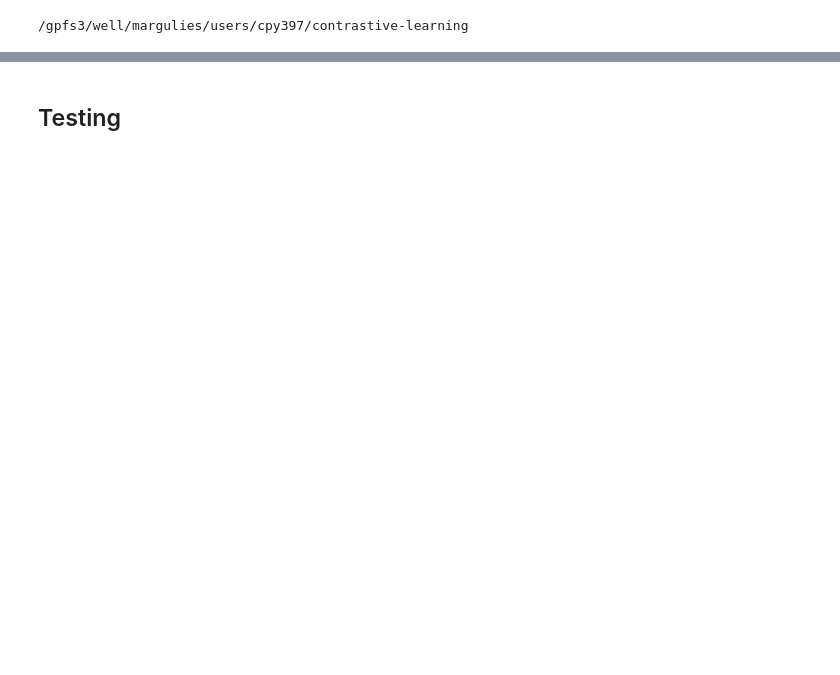
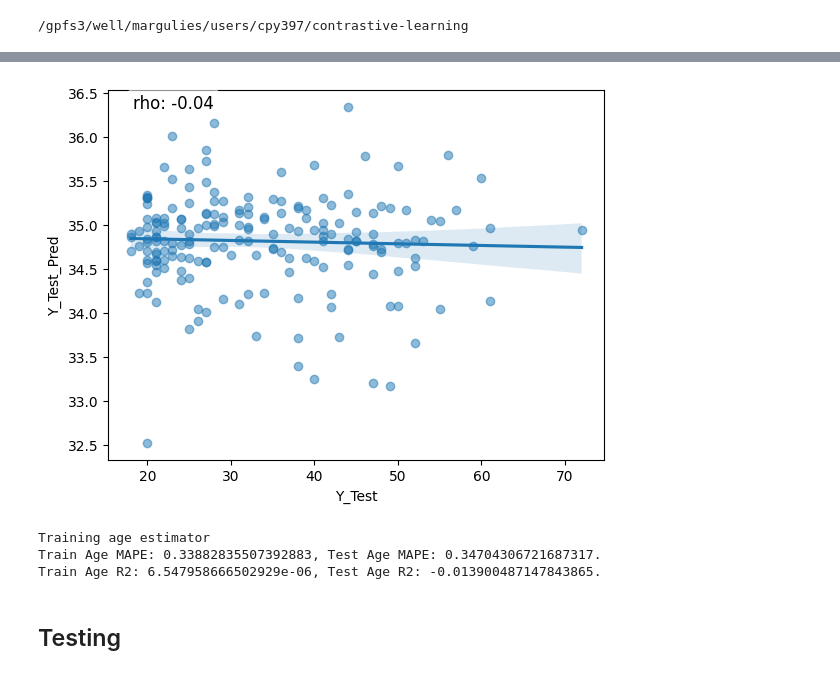
Before and after one commit to victoris93/contrastive-reg, a Jupyter notebook: barbano_aug.ipynb, the cells around one changed output, grey strips where cells are left out. Drawn from its saved outputs; the diff is of its cells as text; code cells hidden in the pictures; blank space fills up the shorter version.

```diff
--- a/barbano_aug.ipynb
+++ b/barbano_aug.ipynb
@@ -479,3 +565,19 @@ Training target estimator
+# %%
+corr, _ = pearsonr(df_test['Y_Test'], df_test['Y_Test_Pred'])
+corr_text = f'rho: {corr:.2f}'
+sns.regplot(x='Y_Test', y='Y_Test_Pred', data=df_test, scatter_kws={'alpha':0.5})
+plt.annotate(corr_text, xy=(0.05, 0.95), xycoords='axes fraction', fontsize=12, bbox=dict(boxstyle="round", alpha=0.5, color='w'))
+plt.show()
+# %% [output]
+[figure, added]
+# %%
+mape_train, r2_train, mape_test, r2_test = compute_age_mae_r2(model, std_train_loader, std_test_loader, device)
+print(f"Train Age MAPE: {mape_train}, Test Age MAPE: {mape_test}.")
+print(f"Train Age R2: {r2_train}, Test Age R2: {r2_test}.")
+# %% [output]
+Training age estimator
+Train Age MAPE: 0.33882835507392883, Test Age MAPE: 0.34704306721687317.
+Train Age R2: 6.547958666502929e-06, Test Age R2: -0.013900487147843865.
 # %% [markdown]
 ## Testing
 # %%
```
Also changed, not shown: parts of 14 cells of this notebook.
